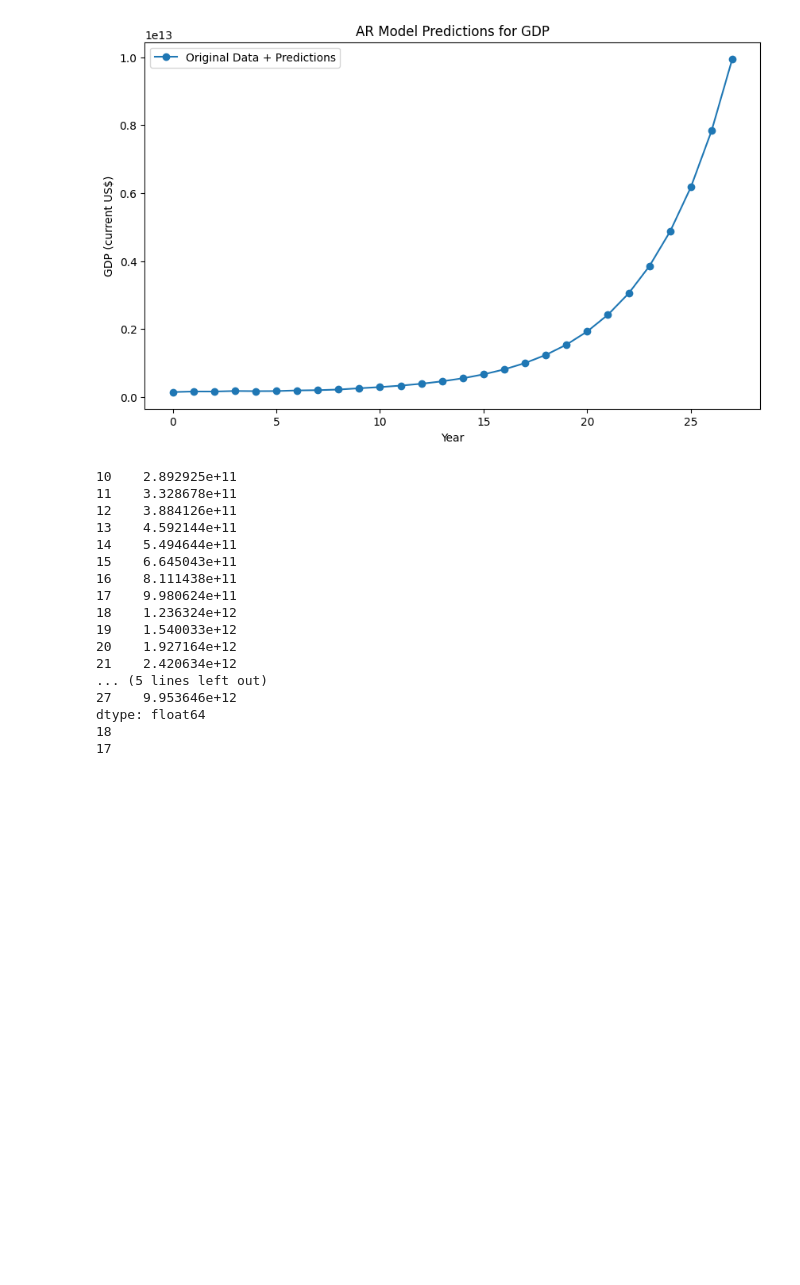
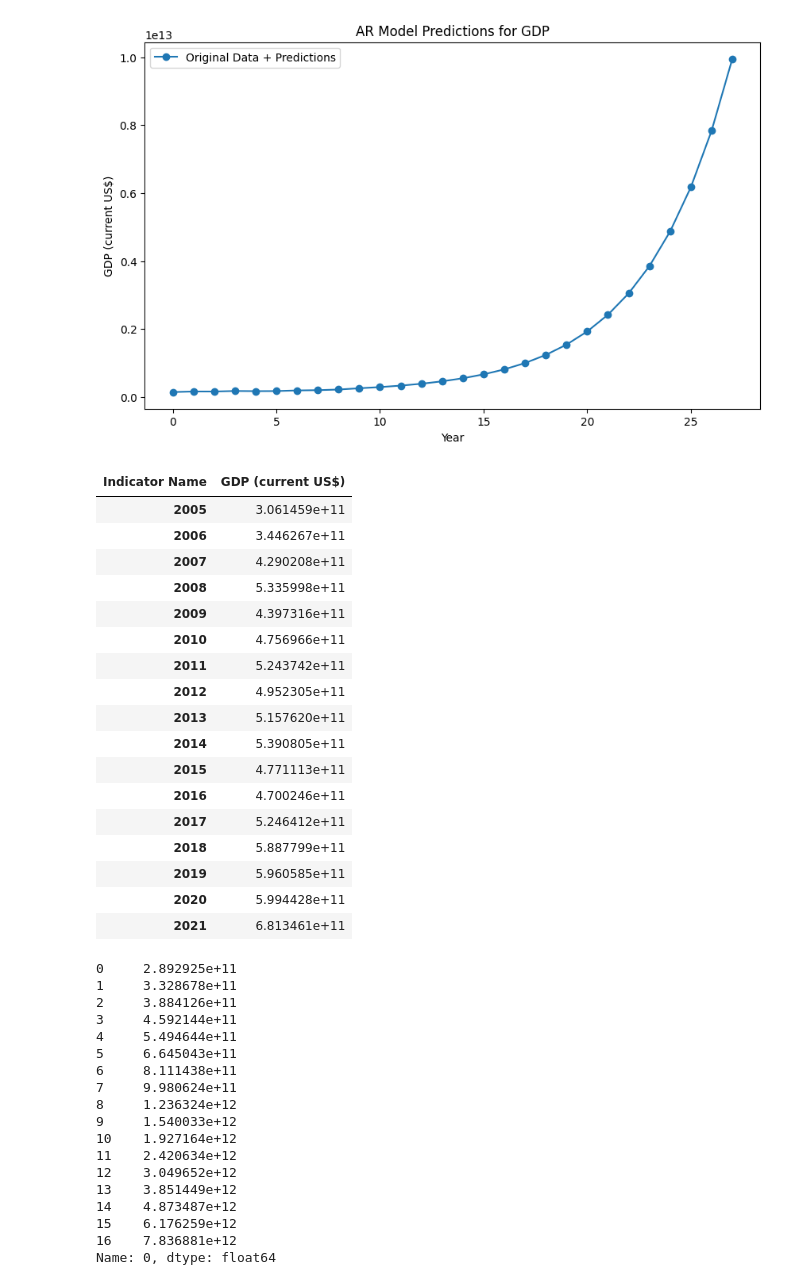
Before and after one commit to Mateusz-Szewczyk10/Portfolio_projects, a Jupyter notebook: European Union impact on Poland/data_processing.ipynb, the cells around one changed output. Drawn from its saved outputs; the diff is of its cells as text; code cells hidden in the pictures; blank space fills up the shorter version.

```diff
--- a/European Union impact on Poland/data_processing.ipynb
+++ b/European Union impact on Poland/data_processing.ipynb
@@ -130,27 +130,45 @@ plt.show()
 # %% [output]
 [figure]
 # %%
-processed = data_after_eu.loc[["GDP (current US$)"]].T
-processed["prediction"] = predicted_data
-print(predicted_data)
-print(len(predicted_data))
-print(len(processed))
-processed
+processed = pd.DataFrame(data_after_eu.loc[["GDP (current US$)"]].T)
+display(processed)
+display(pd.Series(predicted_data[:-1].reset_index()[0]))
+processed["prediction"] = pd.Series(predicted_data[:-1].reset_index()[0])
+display(processed)
 # %% [output]
+| Indicator Name | GDP (current US$) |
+| 2005 | 3.061459e+11 |
+| 2006 | 3.446267e+11 |
+| 2007 | 4.290208e+11 |
+| 2008 | 5.335998e+11 |
+| 2009 | 4.397316e+11 |
+| 2010 | 4.756966e+11 |
+| 2011 | 5.243742e+11 |
+| 2012 | 4.952305e+11 |
+| 2013 | 5.157620e+11 |
+| 2014 | 5.390805e+11 |
+| 2015 | 4.771113e+11 |
+| 2016 | 4.700246e+11 |
+| 2017 | 5.246412e+11 |
+| 2018 | 5.887799e+11 |
+| 2019 | 5.960585e+11 |
+| 2020 | 5.994428e+11 |
+| 2021 | 6.813461e+11 |
-10    2.892925e+11
-11    3.328678e+11
-12    3.884126e+11
-13    4.592144e+11
-14    5.494644e+11
-15    6.645043e+11
-16    8.111438e+11
-17    9.980624e+11
-18    1.236324e+12
-19    1.540033e+12
-20    1.927164e+12
-21    2.420634e+12
-... (5 lines left out)
-27    9.953646e+12
-dtype: float64
-18
-17
+0     2.892925e+11
+1     3.328678e+11
+2     3.884126e+11
+3     4.592144e+11
+4     5.494644e+11
+5     6.645043e+11
+6     8.111438e+11
+7     9.980624e+11
+8     1.236324e+12
+9     1.540033e+12
+10    1.927164e+12
+11    2.420634e+12
+12    3.049652e+12
+13    3.851449e+12
+14    4.873487e+12
+15    6.176259e+12
+16    7.836881e+12
+Name: 0, dtype: float64
```
Also changed, not shown: parts of 2 cells of this notebook.
